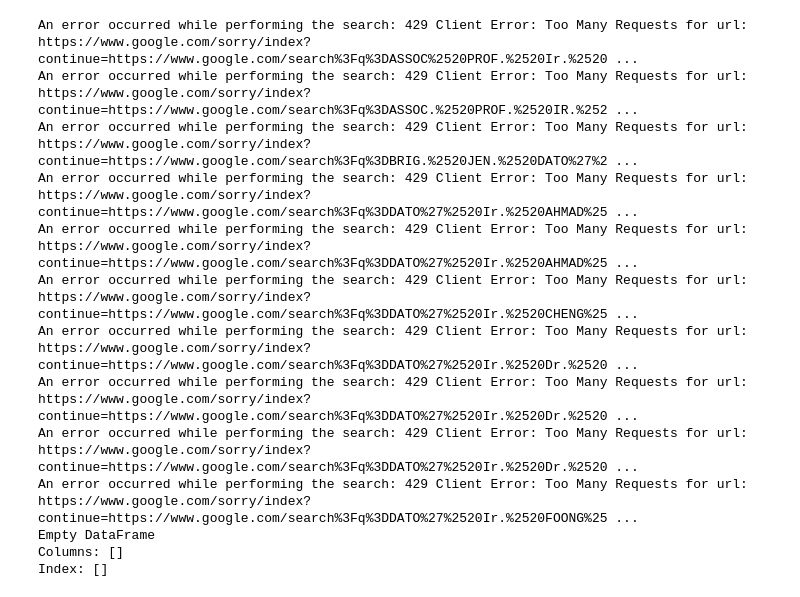
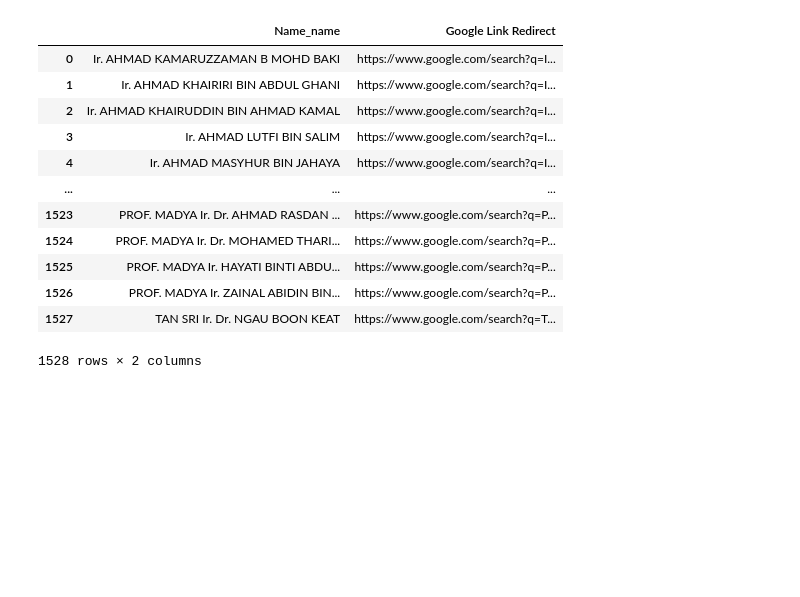
Before and after one commit to maeltwosinggit/My-Projects, a Jupyter notebook: Project 4 - Webscrape/LinkedInProfileScraper.ipynb, the cells around one changed output. Drawn from its saved outputs; the diff is of its cells as text; code cells hidden in the pictures; blank space fills up the shorter version.

```diff
--- a/Project 4 - Webscrape/LinkedInProfileScraper.ipynb
+++ b/Project 4 - Webscrape/LinkedInProfileScraper.ipynb
@@ -64,31 +26,0 @@ df1
-# %%
-# List to store results
-results = []
-
-# Iterate over queries in the DataFrame
-for query in df1['Query']:
-    result = get_first_google_link(query)
-    if result:
-        results.append(result)
-    # Pause for a few seconds between requests
-    time.sleep(5)
-
-# Convert results to DataFrame
-results_df = pd.DataFrame(results)
-
-# Display the results DataFrame
-print(results_df)
-# %% [output]
-An error occurred while performing the search: 429 Client Error: Too Many Requests for url: https://www.google.com/sorry/index?continue=https://www.google.com/search%3Fq%3DASSOC%2520PROF.%2520Ir.%2520 ...
-An error occurred while performing the search: 429 Client Error: Too Many Requests for url: https://www.google.com/sorry/index?continue=https://www.google.com/search%3Fq%3DASSOC.%2520PROF.%2520IR.%252 ...
-An error occurred while performing the search: 429 Client Error: Too Many Requests for url: https://www.google.com/sorry/index?continue=https://www.google.com/search%3Fq%3DBRIG.%2520JEN.%2520DATO%27%2 ...
-An error occurred while performing the search: 429 Client Error: Too Many Requests for url: https://www.google.com/sorry/index?continue=https://www.google.com/search%3Fq%3DDATO%27%2520Ir.%2520AHMAD%25 ...
-An error occurred while performing the search: 429 Client Error: Too Many Requests for url: https://www.google.com/sorry/index?continue=https://www.google.com/search%3Fq%3DDATO%27%2520Ir.%2520AHMAD%25 ...
-An error occurred while performing the search: 429 Client Error: Too Many Requests for url: https://www.google.com/sorry/index?continue=https://www.google.com/search%3Fq%3DDATO%27%2520Ir.%2520CHENG%25 ...
-An error occurred while performing the search: 429 Client Error: Too Many Requests for url: https://www.google.com/sorry/index?continue=https://www.google.com/search%3Fq%3DDATO%27%2520Ir.%2520Dr.%2520 ...
-An error occurred while performing the search: 429 Client Error: Too Many Requests for url: https://www.google.com/sorry/index?continue=https://www.google.com/search%3Fq%3DDATO%27%2520Ir.%2520Dr.%2520 ...
-An error occurred while performing the search: 429 Client Error: Too Many Requests for url: https://www.google.com/sorry/index?continue=https://www.google.com/search%3Fq%3DDATO%27%2520Ir.%2520Dr.%2520 ...
-An error occurred while performing the search: 429 Client Error: Too Many Requests for url: https://www.google.com/sorry/index?continue=https://www.google.com/search%3Fq%3DDATO%27%2520Ir.%2520FOONG%25 ...
-Empty DataFrame
-Columns: []
-Index: []
@@ -102,0 +27,18 @@ res = requests.get(url, headers=headers)
+# %%
+df = df.drop(df.index[:1])
+df = df.reset_index(drop=True)
+df
+# %% [output]
+|  | Name_name | Google Link Redirect |
+| 0 | Ir. AHMAD KAMARUZZAMAN B MOHD BAKI | https://www.google.com/search?q=I... |
+| 1 | Ir. AHMAD KHAIRIRI BIN ABDUL GHANI | https://www.google.com/search?q=I... |
+| 2 | Ir. AHMAD KHAIRUDDIN BIN AHMAD KAMAL | https://www.google.com/search?q=I... |
+| 3 | Ir. AHMAD LUTFI BIN SALIM | https://www.google.com/search?q=I... |
+| 4 | Ir. AHMAD MASYHUR BIN JAHAYA | https://www.google.com/search?q=I... |
+| ... | ... | ... |
+| 1523 | PROF. MADYA Ir. Dr. AHMAD RASDAN ... | https://www.google.com/search?q=P... |
+| 1524 | PROF. MADYA Ir. Dr. MOHAMED THARI... | https://www.google.com/search?q=P... |
+| 1525 | PROF. MADYA Ir. HAYATI BINTI ABDU... | https://www.google.com/search?q=P... |
+| 1526 | PROF. MADYA Ir. ZAINAL ABIDIN BIN... | https://www.google.com/search?q=P... |
+| 1527 | TAN SRI Ir. Dr. NGAU BOON KEAT | https://www.google.com/search?q=T... |
+1528 rows × 2 columns
```
Also changed, not shown: parts of 9 cells of this notebook, 7 other files.
